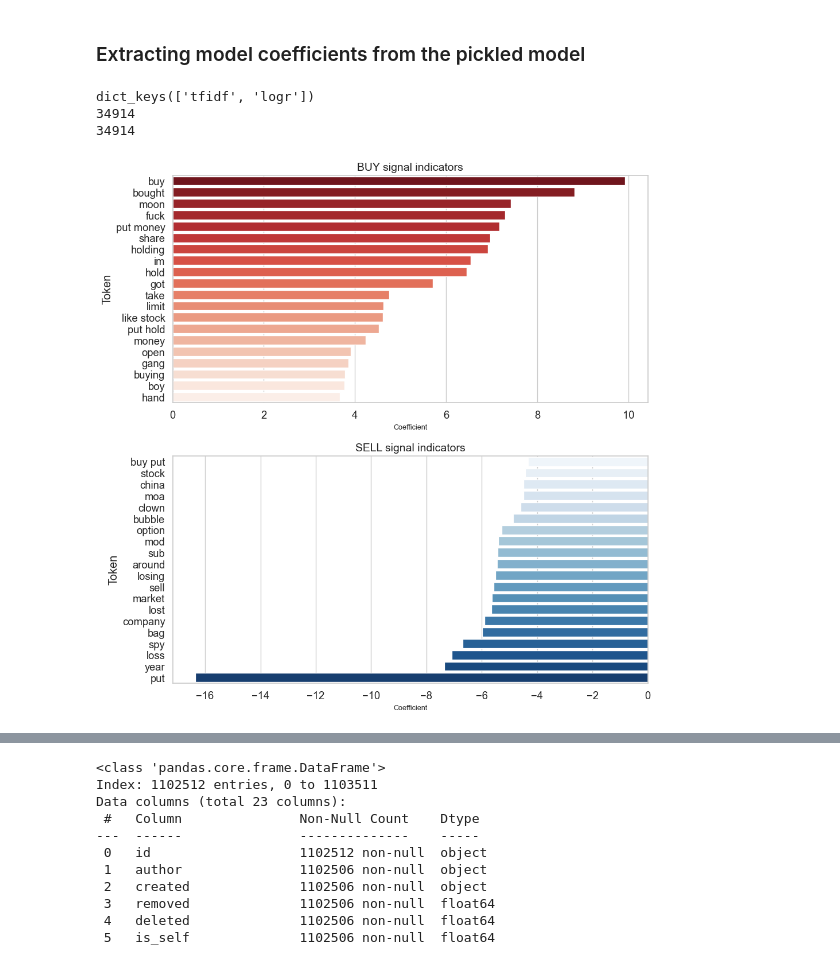
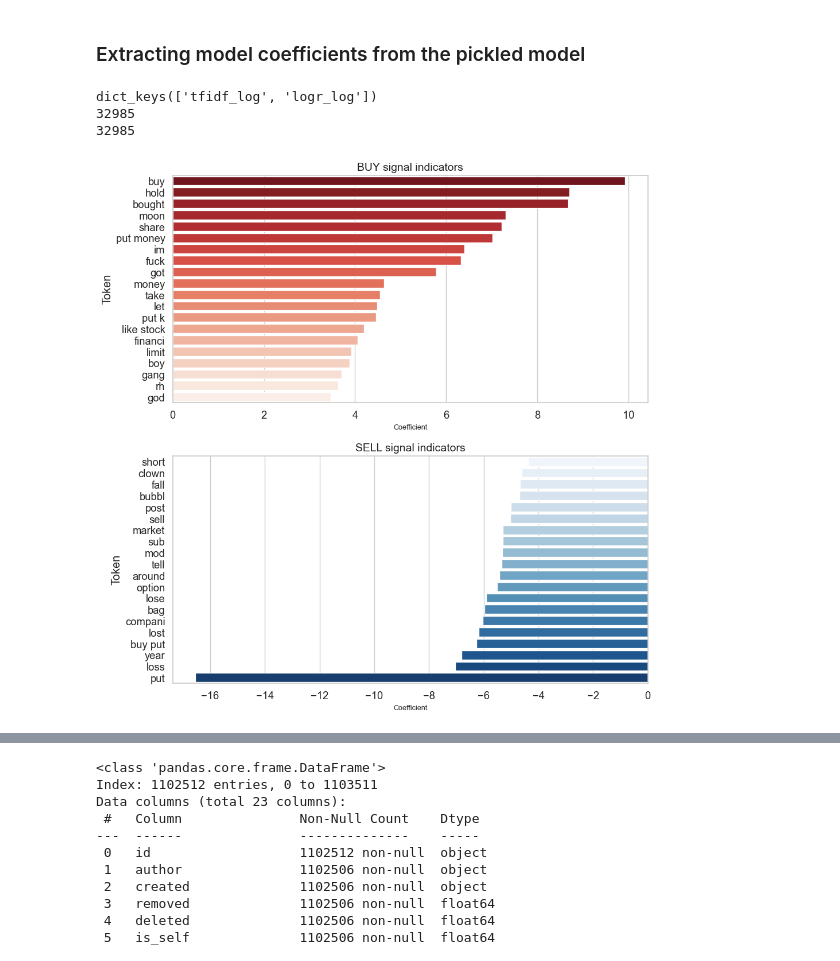
Before and after one commit to lusavkaedu/wallstreetbets, a Jupyter notebook: notebooks/05_Reddit_apply models.ipynb, the cells around one changed output, grey strips where cells are left out. Drawn from its saved outputs; the diff is of its cells as text; code cells hidden in the pictures.

```diff
--- a/notebooks/05_Reddit_apply models.ipynb
+++ b/notebooks/05_Reddit_apply models.ipynb
@@ -235,7 +183,7 @@ def my_tokenizer(document, lemmatization=True, stemming=False):
 # %%
 import joblib
 # Load the pipelineon relevance
-pipeline_loaded_rel = joblib.load('../model/03_A_best_pipeline_irrelevant.pkl')
+pipeline_loaded_rel = joblib.load('../model/03_B_best_pipeline_relevance.pkl')
 # %%
 # Predicting new data based on Text
 
@@ -303,7 +250,7 @@ print(pipeline_loaded_rel.named_steps.keys())
 model = pipeline_loaded_rel.steps[-1][1]
 
 # Replace 'correct_step_name' with the actual step name you found
-vectorizer = pipeline_loaded_rel.named_steps['tfidf']
+vectorizer = pipeline_loaded_rel.named_steps['tfidf_log']
 feature_names = vectorizer.get_feature_names_out()
 
 print(len(model.coef_[0]))
@@ -316,7 +263,7 @@ dict_keys(['tfidf', 'logr'])
 # Extracting model coefficients:
 if hasattr(model, 'coef_'):
     # Extract feature names
-    vectorizer = pipeline_loaded_rel.named_steps['tfidf']
+    vectorizer = pipeline_loaded_rel.named_steps['tfidf_log']
     feature_names_rel = vectorizer.get_feature_names_out()
 
     # Storing the coefficients
@@ -444,19 +385,19 @@ print(pipeline_loaded.named_steps.keys())
 model = pipeline_loaded.steps[-1][1]
 
 # Replace 'correct_step_name' with the actual step name you found
-vectorizer = pipeline_loaded.named_steps['tfidf']
+vectorizer = pipeline_loaded.named_steps['tfidf_log']
 feature_names = vectorizer.get_feature_names_out()
 
 print(len(model.coef_[0]))
 print(len(feature_names))
 # %% [output]
-dict_keys(['tfidf', 'logr'])
-34914
-34914
+dict_keys(['tfidf_log', 'logr_log'])
+32985
+32985
 # %%
 if hasattr(model, 'coef_'):
     # Extract feature names
-    vectorizer = pipeline_loaded.named_steps['tfidf']
+    vectorizer = pipeline_loaded.named_steps['tfidf_log']
     feature_names = vectorizer.get_feature_names_out()
 
     # Storing the coefficients
@@ -464,32 +405,32 @@ if hasattr(model, 'coef_'):
         "coefficient": model.coef_[0],
         "token": feature_names
     })
 
     # Sort by coefficients
     coef_df = coef_df.sort_values("coefficient", ascending=False)
 
     # Setting up the Seaborn style
     sns.set(style="whitegrid", font_scale=1.2)
 
     # Create a figure with 2 subplots
     fig, axs = plt.subplots(2, 1, figsize=(10, 10))
 
     # Plot tokens with smallest coefficients
     sns.barplot(x="coefficient", y="token", data=coef_df.head(20), ax=axs[0], palette="Reds_r")
     axs[0].set_title("BUY signal indicators", fontsize=14)
     axs[0].set_xlabel("Coefficient",fontsize=9)
     axs[0].set_ylabel("Token")
 
     # Plot tokens with largest coefficients
     sns.barplot(x="coefficient", y="token", data=coef_df.tail(20), ax=axs[1], palette="Blues")
     axs[1].set_title("SELL signal indicators", fontsize=14)
     axs[1].set_xlabel("Coefficient", fontsize=9)
     axs[1].set_ylabel("Token")
 
     fig.tight_layout()
     plt.show()
 else:
     print("The model does not have coefficients to extract.")
 # %% [output]
-[figure, old version]
+[figure, new version]
 # %%
```
Also changed, not shown: parts of 59 cells of this notebook.
